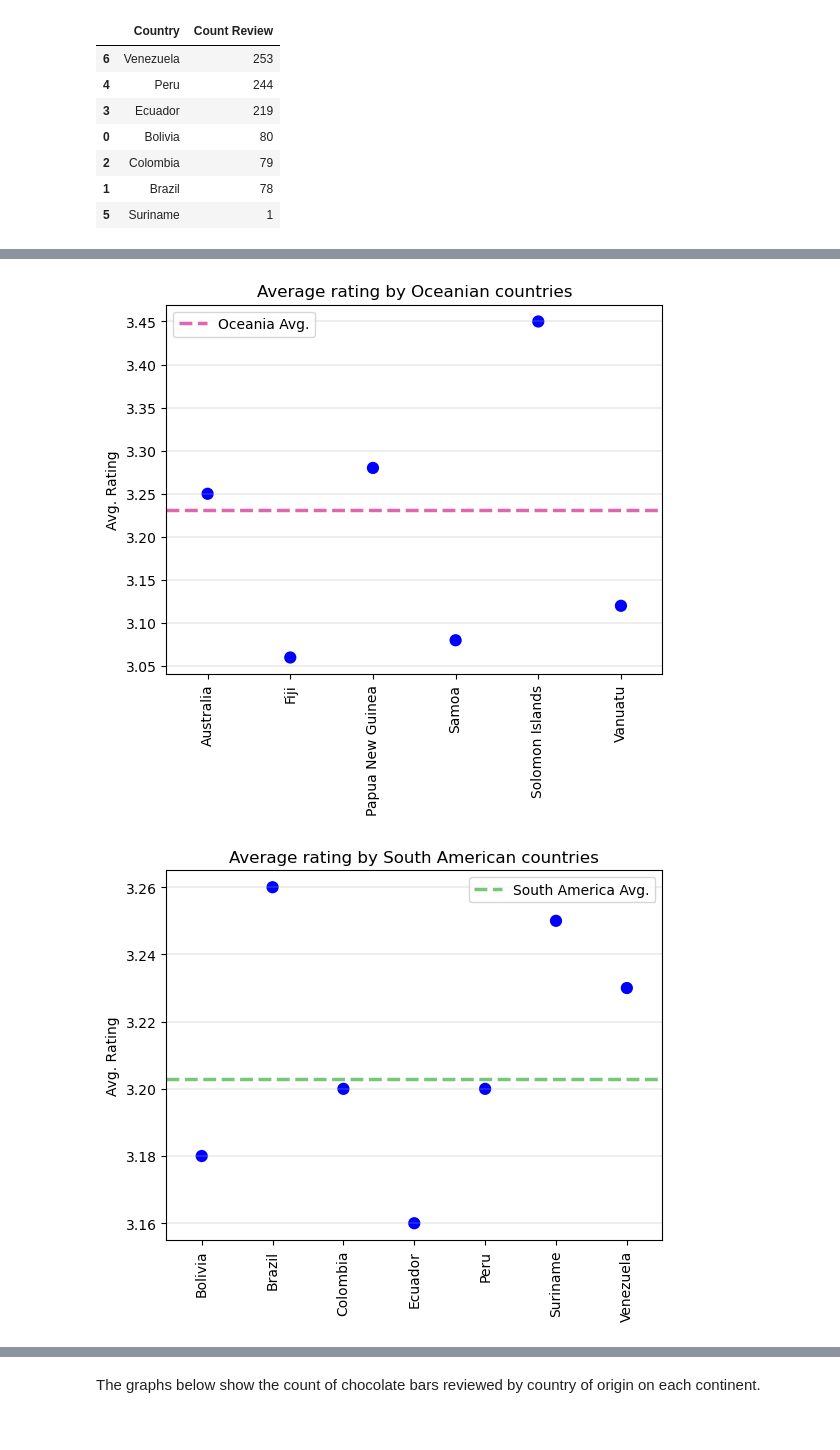
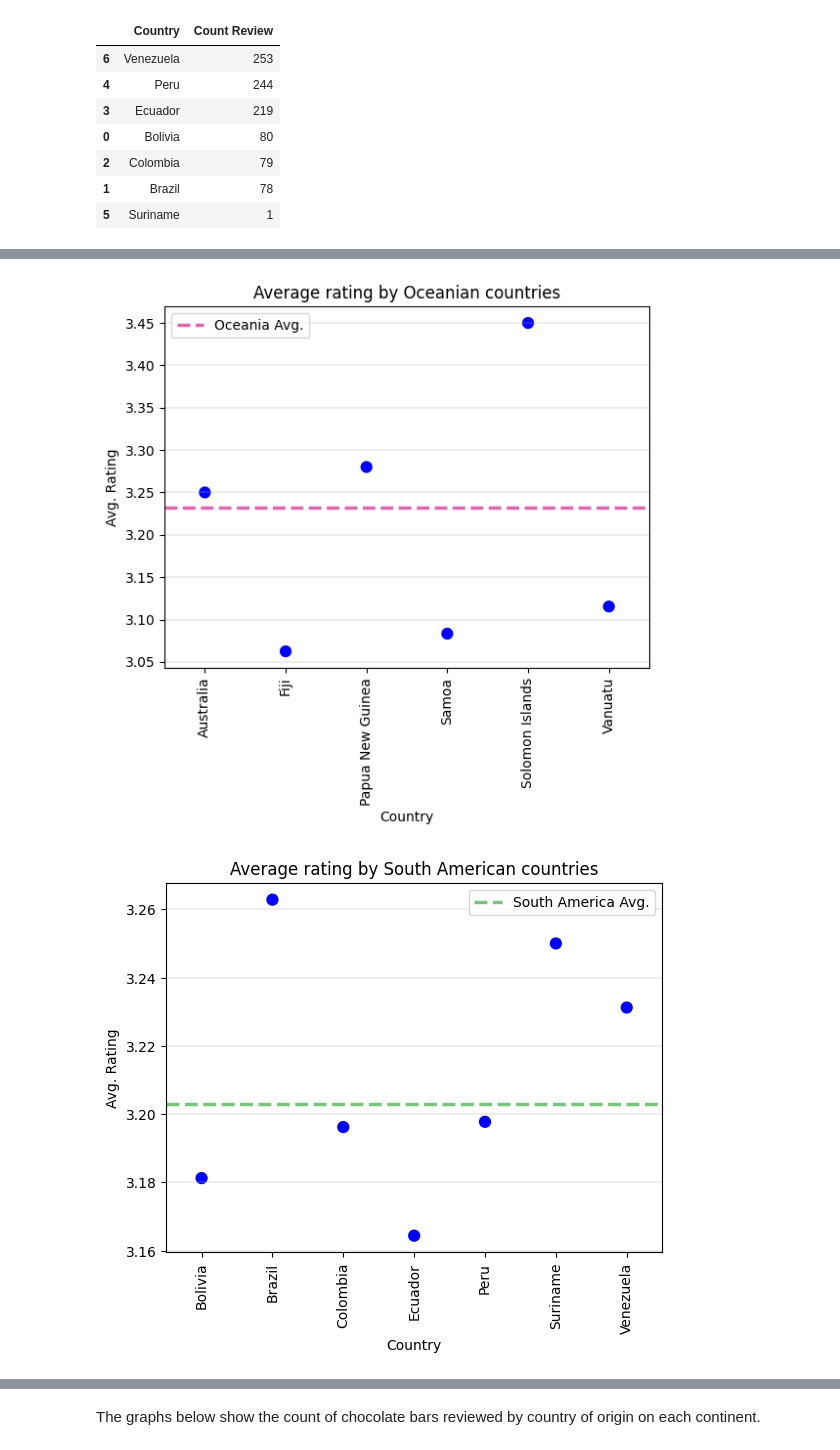
Before and after one commit to edolivasan/datacamp_competition_finding_the_best_chocolate_bars, a Jupyter notebook: finding_the_best_chocolate_bars_analysis.ipynb, the cells around one changed output, grey strips where cells are left out. Drawn from its saved outputs; the diff is of its cells as text; code cells hidden in the pictures.

```diff
--- a/finding_the_best_chocolate_bars_analysis.ipynb
+++ b/finding_the_best_chocolate_bars_analysis.ipynb
@@ -166,6 +172,8 @@ countries_map = {country: continent
                  for country in countries}
-# %%
-chocolate['bean_continent'] = chocolate.bean_origin.map(countries_map)
+# %%
+chocolate = chocolate.assign(
+    bean_continent = lambda x: x['bean_origin'].map(countries_map)
+)
 # %% [markdown]
 After segmenting the countries of origin by continent, it can be seen that there are 156 observations that could not be classified. Let's find out which country or countries could not be classified.
 # %%
@@ -189,6 +197,6 @@ Name: bean_origin, dtype: int64
 # %% [markdown]
 All countries of origin are correctly segmented. Note that we now have a total of 2374 observations.
 # %%
-chocolate = chocolate[chocolate.bean_origin != 'Blend']
-chocolate.bean_continent.value_counts(dropna = False).sort_values()
+chocolate = chocolate[chocolate['bean_origin'] != 'Blend']
+chocolate['bean_continent'].value_counts(dropna=False)
 # %% [output]
@@ -309,10 +313,9 @@ Finally, the countries that exceeded the South American average rating (3.20) ar
 # %%
 bean_south_america = chocolate[chocolate['bean_continent'] == 'South America']
 # %%
-bean_south_america_average = bean_south_america.groupby('bean_origin', as_index = False).rating.mean().round(2)
-bean_south_america_average.sort_values('bean_origin', inplace = True)
-bean_south_america_average.rename(columns = {'bean_origin':'Country', 'rating':'Avg. Rating'}, inplace = True)
-bean_south_america_average.sort_values('Avg. Rating', ascending = False)
+bean_south_america_average = bean_south_america.groupby(by='bean_origin', as_index=False)['rating'].mean()
+bean_south_america_average.rename(columns={'bean_origin':'Country', 'rating':'Avg. Rating'}, inplace=True)
+bean_south_america_average.sort_values(by='Avg. Rating', ascending=False).round(decimals=2)
 # %% [output]
 |  | Country | Avg. Rating |
 | 1 | Brazil | 3.26 |
@@ -498,25 +501,27 @@ plt.show()
 # %%
-sns.pointplot(x = 'Country', y = 'Avg. Rating', data = bean_oceania_average, join = False, color = 'blue')
-plt.axhline(chocolate[chocolate['bean_continent'] == 'Oceania'].rating.mean(), color = '#df65b0', linestyle='dashed', label = 'Oceania Avg.', linewidth=2.5)
-plt.xticks(rotation = 90)
-plt.xlabel('')
+sns.pointplot(x='Country', y='Avg. Rating', data=bean_oceania_average, join=False, color='blue')
+plt.axhline(chocolate[chocolate['bean_continent'] == 'Oceania'].rating.mean(),
+            color='#df65b0', linestyle='dashed', label='Oceania Avg.', linewidth=2.5)
+plt.xticks(rotation=90)
+plt.xlabel('Country')
 plt.ylabel('Avg. Rating')
 plt.title('Average rating by Oceanian countries')
 plt.legend()
-plt.grid(axis = 'y', linewidth=0.3)
+plt.grid(axis='y', linewidth=0.3)
 plt.show()
 # %% [output]
-[figure, old version]
+[figure, new version]
 # %%
-sns.pointplot(x = 'Country', y = 'Avg. Rating', data = bean_south_america_average, join = False, color = 'blue')
-plt.axhline(chocolate[chocolate['bean_continent'] == 'South America'].rating.mean(), color = '#78c679', linestyle='dashed', label = 'South America Avg.', linewidth=2.5)
-plt.xticks(rotation = 90)
-plt.xlabel('')
+sns.pointplot(x='Country', y='Avg. Rating', data=bean_south_america_average, join=False, color='blue')
+plt.axhline(chocolate[chocolate['bean_continent'] == 'South America'].rating.mean(),
+            color='#78c679', linestyle='dashed', label='South America Avg.', linewidth=2.5)
+plt.xticks(rotation=90)
+plt.xlabel('Country')
 plt.ylabel('Avg. Rating')
 plt.title('Average rating by South American countries')
 plt.legend()
-plt.grid(axis = 'y', linewidth=0.3)
+plt.grid(axis='y', linewidth=0.3)
 plt.show()
 # %% [output]
-[figure, old version]
+[figure, new version]
 # %% [markdown]
```
Also changed, not shown: parts of 77 cells of this notebook.
